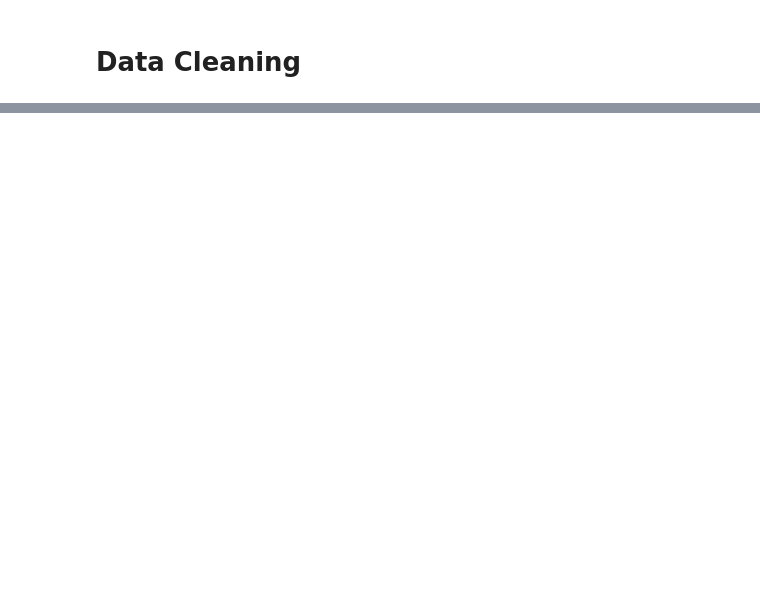
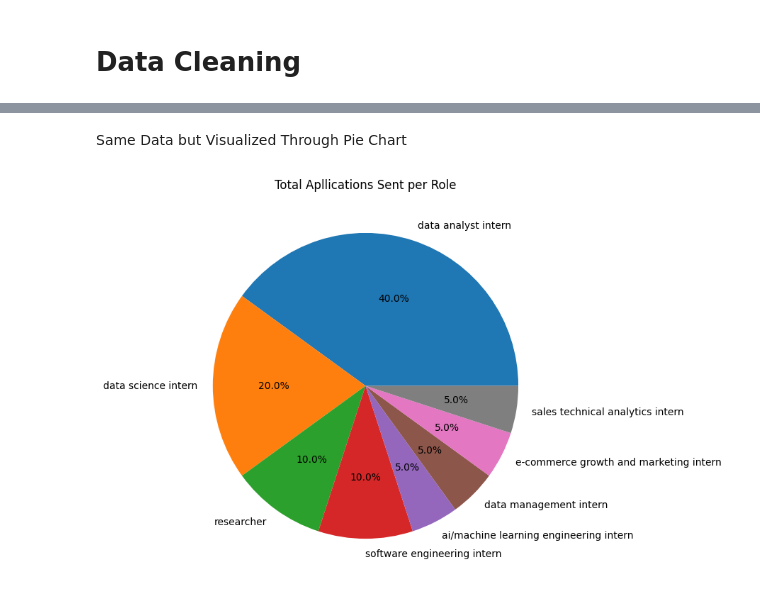
Before and after one commit to rcdavid1/application-analysis, a Jupyter notebook: analysis.ipynb, the cells around one changed output, grey strips where cells are left out. Cells and saved outputs as stored; diff of their text form; code cells hidden in the pictures; blank space fills up the shorter version.

```diff
--- a/analysis.ipynb
+++ b/analysis.ipynb
@@ -56,0 +129,13 @@ df
+# %% [markdown]
+Same Data but Visualized Through Pie Chart
+# %%
+# aesthetic adjustments: size, plot title, etc...
+plt.figure(figsize = (7,7))
+plt.title("Total Apllications Sent per Role")
+
+# creating pie chart
+plt.pie(grouped_role["total"], labels = grouped_role["role"], autopct='%1.1f%%');
+
+plt.show()
+# %% [output]
+[figure, added]
```
Also changed, not shown: parts of 6 cells of this notebook.
